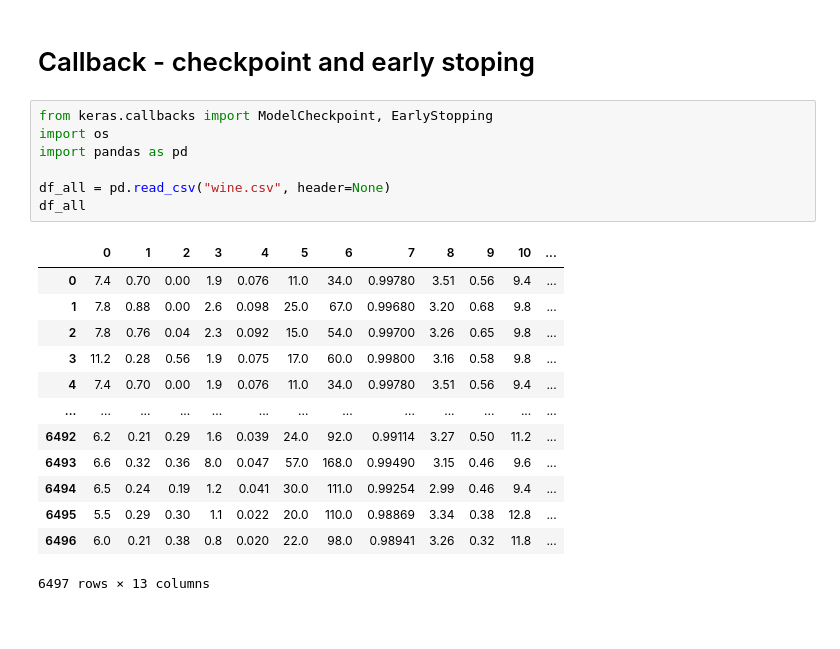
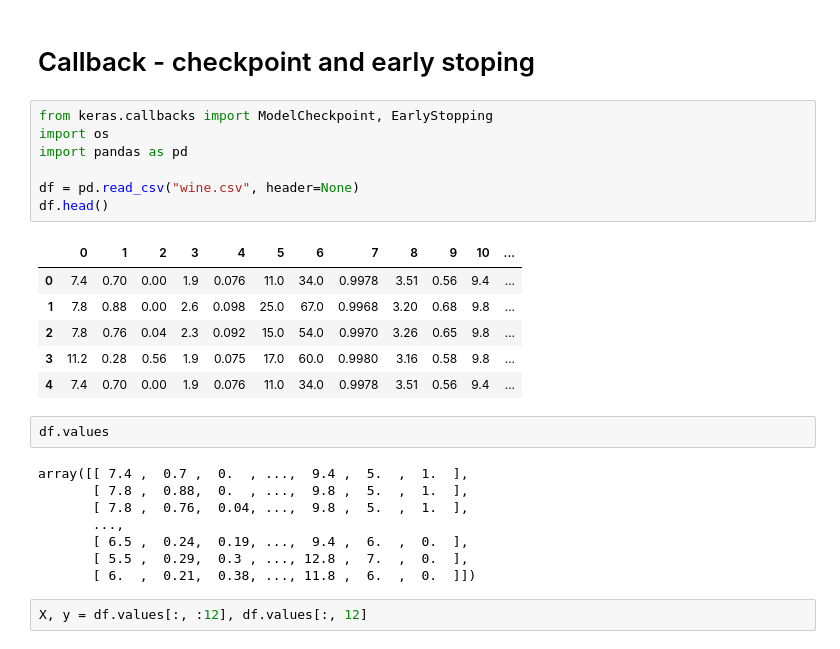
Before and after one commit to r0cd7b/DSAC, a Jupyter notebook: Lab3_Multinomial.ipynb, the cells around one changed output. Saved outputs shown, nothing was run; the diff lists cells and outputs as text; blank space fills up the shorter version.

```diff
--- a/Lab3_Multinomial.ipynb
+++ b/Lab3_Multinomial.ipynb
@@ -136,21 +131,26 @@ WARNING:tensorflow:11 out of the last 11 calls to <function Model.make_test_func
 # %%
 from keras.callbacks import ModelCheckpoint, EarlyStopping
 import os
 import pandas as pd
 
-df_all = pd.read_csv("wine.csv", header=None)
-df_all
+df = pd.read_csv("wine.csv", header=None)
+df.head()
 # %% [output]
 |  | 0 | 1 | 2 | 3 | 4 | 5 | 6 | 7 | 8 | 9 | 10 | ... |
-| 0 | 7.4 | 0.70 | 0.00 | 1.9 | 0.076 | 11.0 | 34.0 | 0.99780 | 3.51 | 0.56 | 9.4 | ... |
-| 1 | 7.8 | 0.88 | 0.00 | 2.6 | 0.098 | 25.0 | 67.0 | 0.99680 | 3.20 | 0.68 | 9.8 | ... |
-| 2 | 7.8 | 0.76 | 0.04 | 2.3 | 0.092 | 15.0 | 54.0 | 0.99700 | 3.26 | 0.65 | 9.8 | ... |
-| 3 | 11.2 | 0.28 | 0.56 | 1.9 | 0.075 | 17.0 | 60.0 | 0.99800 | 3.16 | 0.58 | 9.8 | ... |
-| 4 | 7.4 | 0.70 | 0.00 | 1.9 | 0.076 | 11.0 | 34.0 | 0.99780 | 3.51 | 0.56 | 9.4 | ... |
-| ... | ... | ... | ... | ... | ... | ... | ... | ... | ... | ... | ... | ... |
-| 6492 | 6.2 | 0.21 | 0.29 | 1.6 | 0.039 | 24.0 | 92.0 | 0.99114 | 3.27 | 0.50 | 11.2 | ... |
-| 6493 | 6.6 | 0.32 | 0.36 | 8.0 | 0.047 | 57.0 | 168.0 | 0.99490 | 3.15 | 0.46 | 9.6 | ... |
-| 6494 | 6.5 | 0.24 | 0.19 | 1.2 | 0.041 | 30.0 | 111.0 | 0.99254 | 2.99 | 0.46 | 9.4 | ... |
-| 6495 | 5.5 | 0.29 | 0.30 | 1.1 | 0.022 | 20.0 | 110.0 | 0.98869 | 3.34 | 0.38 | 12.8 | ... |
-| 6496 | 6.0 | 0.21 | 0.38 | 0.8 | 0.020 | 22.0 | 98.0 | 0.98941 | 3.26 | 0.32 | 11.8 | ... |
+| 0 | 7.4 | 0.70 | 0.00 | 1.9 | 0.076 | 11.0 | 34.0 | 0.9978 | 3.51 | 0.56 | 9.4 | ... |
+| 1 | 7.8 | 0.88 | 0.00 | 2.6 | 0.098 | 25.0 | 67.0 | 0.9968 | 3.20 | 0.68 | 9.8 | ... |
+| 2 | 7.8 | 0.76 | 0.04 | 2.3 | 0.092 | 15.0 | 54.0 | 0.9970 | 3.26 | 0.65 | 9.8 | ... |
+| 3 | 11.2 | 0.28 | 0.56 | 1.9 | 0.075 | 17.0 | 60.0 | 0.9980 | 3.16 | 0.58 | 9.8 | ... |
+| 4 | 7.4 | 0.70 | 0.00 | 1.9 | 0.076 | 11.0 | 34.0 | 0.9978 | 3.51 | 0.56 | 9.4 | ... |
-6497 rows × 13 columns
+# %%
+df.values
+# %% [output]
+array([[ 7.4 ,  0.7 ,  0.  , ...,  9.4 ,  5.  ,  1.  ],
+       [ 7.8 ,  0.88,  0.  , ...,  9.8 ,  5.  ,  1.  ],
+       [ 7.8 ,  0.76,  0.04, ...,  9.8 ,  5.  ,  1.  ],
+       ...,
+       [ 6.5 ,  0.24,  0.19, ...,  9.4 ,  6.  ,  0.  ],
+       [ 5.5 ,  0.29,  0.3 , ..., 12.8 ,  7.  ,  0.  ],
+       [ 6.  ,  0.21,  0.38, ..., 11.8 ,  6.  ,  0.  ]])
+# %%
+X, y = df.values[:, :12], df.values[:, 12]
```
Also changed, not shown: parts of 5 cells of this notebook.
